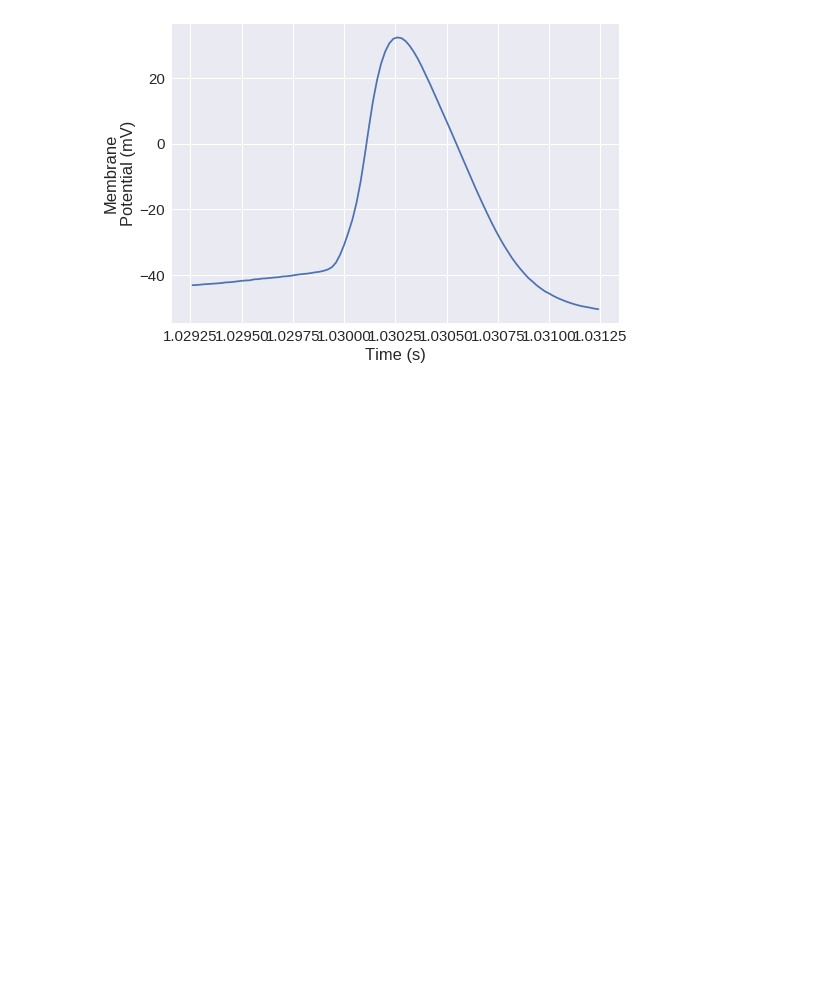
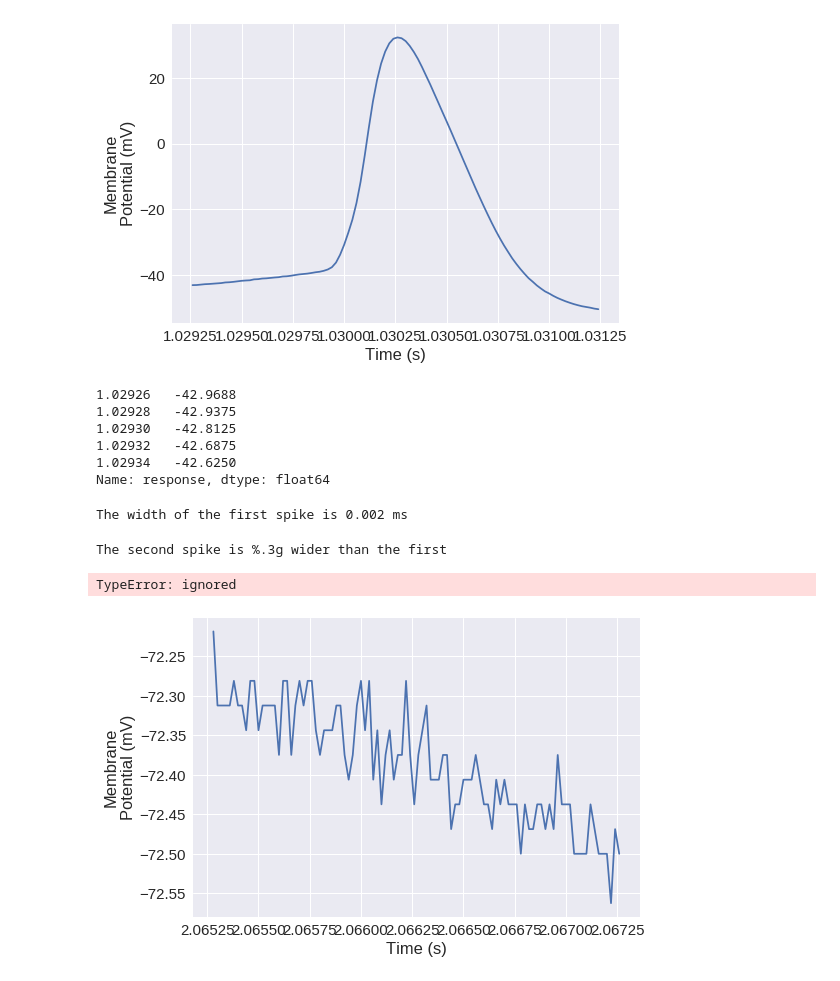
Before and after one commit to Upserge/MAT494---Neuro, a Jupyter notebook: Copy_of_neurons_exercises.ipynb, the cells around one changed output. Drawn from its saved outputs; the diff is of its cells as text; code cells hidden in the pictures; blank space fills up the shorter version.

```diff
--- a/Copy_of_neurons_exercises.ipynb
+++ b/Copy_of_neurons_exercises.ipynb
@@ -238,6 +230,6 @@ The threshold is first crossed at t = 1.0299 s
 #### 2d) What is the membrane potential (not the slope) at that threshold?  Write as a print statement with three significant digits.  Don't forget units!
 # %%
 # You can access value in a column by their index, with .loc[]
-v_at_threshold =
+v_at_threshold = df['dv/dt'].loc[1]    #This will probably need to be modified
 print("The membrane potential at the threshold is %.3g mV" %v_at_threshold.round(3))
 # %% [output]
@@ -324,9 +316,16 @@ plt.ylabel('Membrane\nPotential (mV)');
 # Use a selector to extract only the values in first_spike_data_range that are above that threshold.
 # Note that the threshold is not the value of the red line (which is a threshold for the first derivative),
 # But the actual threshold you got in question #2d.
-is_first_spike_above_threshold = ... > ...
-first_spike_above_threshold = first_spike_data_range[...]
+is_first_spike_above_threshold = first_spike_index > v_at_threshold
+first_spike_above_threshold = first_spike_data_range[is_first_spike_above_threshold-50:is_first_spike_above_threshold+50]
 first_spike_above_threshold.head()
+# %% [output]
+1.02926   -42.9688
+1.02928   -42.9375
+1.02930   -42.8125
+1.02932   -42.6875
+1.02934   -42.6250
+Name: response, dtype: float64
 # %%
 # Now you need to find the difference between the first and last time point in `first_spike_above_threshold`
 # This will be the width of the spike.
@@ -334,32 +333,38 @@ first_spike_above_threshold.head()
 # You can access the last element of an array in several ways, but the coolest is with [-1].
 # Why does the index -1 work?  Imagine that the array was wrapped onto a circle.  If 0 is the first element, than -1 is the last element!
 # Don't forget to use .index to access the times (not the membrane potential values), and don't forget to use units!
-first_spike_width = (... - ...) * ...
+first_spike_width = (first_spike_above_threshold.index[-1]-first_spike_above_threshold.index[0])*pq.mS
 
 # Report the width in ms to three significant figures.
-print(...)
+print('The width of the first spike is %.3g ms' %first_spike_width.round(3))
+# %% [output]
+The width of the first spike is 0.002 ms
 # %%
 # Finally, you will need to repeat this for the second spike.
 # Note that you will need to obtain the threshold again as you did in question #2, but this time for the second spike instead of the first.
 # Hint: at t = 1.032 seconds, the first spike is over and the second spike hasn't begun yet.  You can use this value to extract data for
 # only the second spike and beyond, and then repeat the strategy from question #2 to extract it's threshold.
-df_no_first_spike = df[df.index > ...]
-is_slope_greater_than_threshold = ...
-places_where_slope_is_greater_than_threshold = ...
-t = ...
-v_at_threshold = ...
-second_spike_index = spike_indices[...]
-second_spike_data = ...
-second_spike_data_range = ...
+df_no_first_spike = df[df.index > 1.032]
+is_slope_greater_than_threshold = df_no_first_spike > 20
+places_where_slope_is_greater_than_threshold = df_no_first_spike[df_no_first_spike['dv/dt']>20]
+t = places_where_slope_is_greater_than_threshold.index[0]
+v_at_threshold = df_no_first_spike['dv/dt'].iloc[0]     #This will probably need to be modified.
+second_spike_index = peaks[1]
+second_spike_data = df_no_first_spike['response'].iloc[second_spike_index]
+second_spike_data_range = df_no_first_spike['response'].iloc[second_spike_index-50:second_spike_index+50]
 
 # Plotting is optional
 second_spike_data_range.plot()
 plt.xlabel('Time (s)')
 plt.ylabel('Membrane\nPotential (mV)');
 
-is_second_spike_above_threshold = ...
-second_spike_above_threshold = ...
-second_spike_width = ... # Use this line to compute the value
-second_spike_width = ... # Use this line to rescale to milliseconds
-spike_width_difference = ... - ...
-print("The seconds spike is ... wider than the first" % ...)
+is_second_spike_above_threshold = second_spike_index > v_at_threshold
+second_spike_above_threshold = second_spike_data_range[is_second_spike_above_threshold-50:is_second_spike_above_threshold+50]
+second_spike_width = (second_spike_above_threshold.index[-1]-second_spike_above_threshold.index[0])*(pq.mS) # Use this line to compute the value
+second_spike_width = second_spike_width.rescale(pq.mS) # Use this line to rescale to milliseconds
+spike_width_difference = second_spike_width - first_spike_width
+print("The second spike is %.3g wider than the first") % spike_width_difference.round(3)
+# %% [output]
+The second spike is %.3g wider than the first
+TypeError: ignored
+[figure, added]
```
Also changed, not shown: parts of 2 cells of this notebook.
